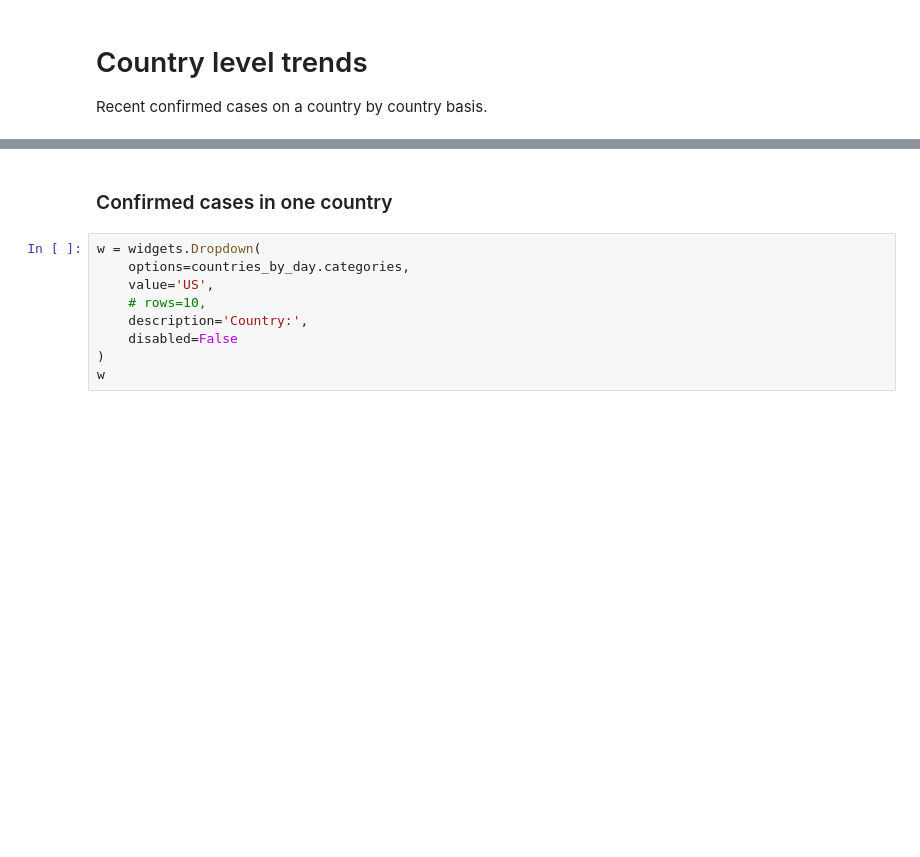
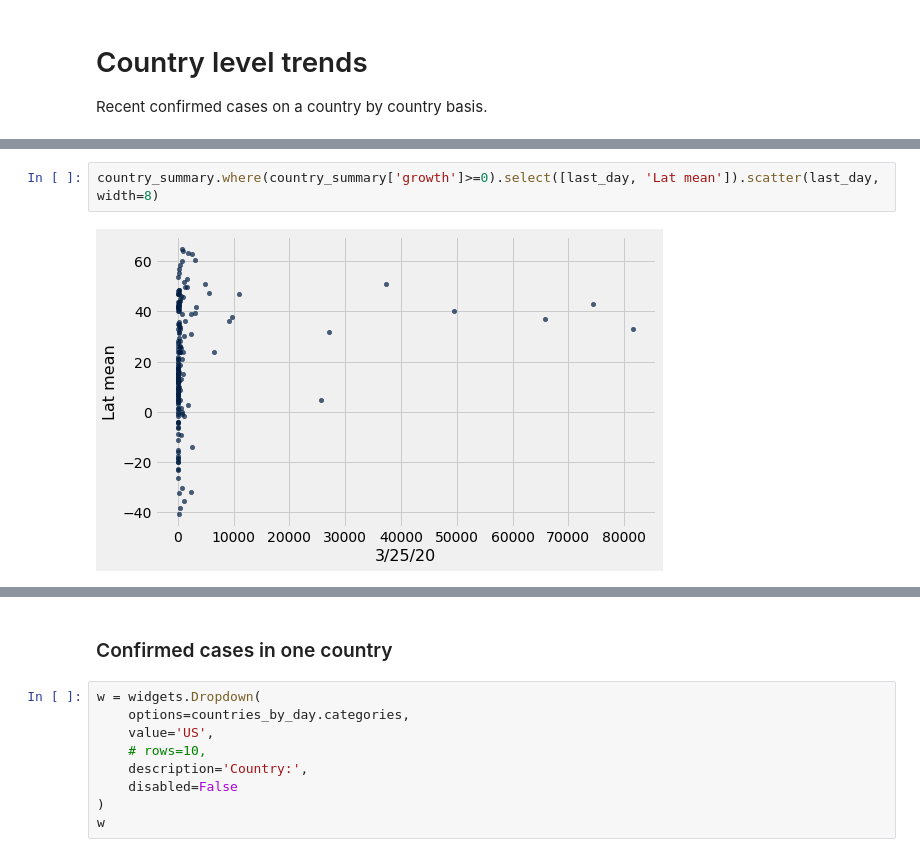
Before and after one commit to deculler/covid19, a Jupyter notebook: Covid19-Worldwide.ipynb, the cells around one changed output, grey strips where cells are left out. Cells and saved outputs as stored; diff of their text form; blank space fills up the shorter version.

```diff
--- a/Covid19-Worldwide.ipynb
+++ b/Covid19-Worldwide.ipynb
@@ -306,0 +352,4 @@ countries_by_day.top(5).trend().take[-10:]
+# %%
+country_summary.where(country_summary['growth']>=0).select([last_day, 'Lat mean']).scatter(last_day, width=8)
+# %% [output]
+[figure, added]
```
Also changed, not shown: parts of 27 cells of this notebook, 5 other files.
